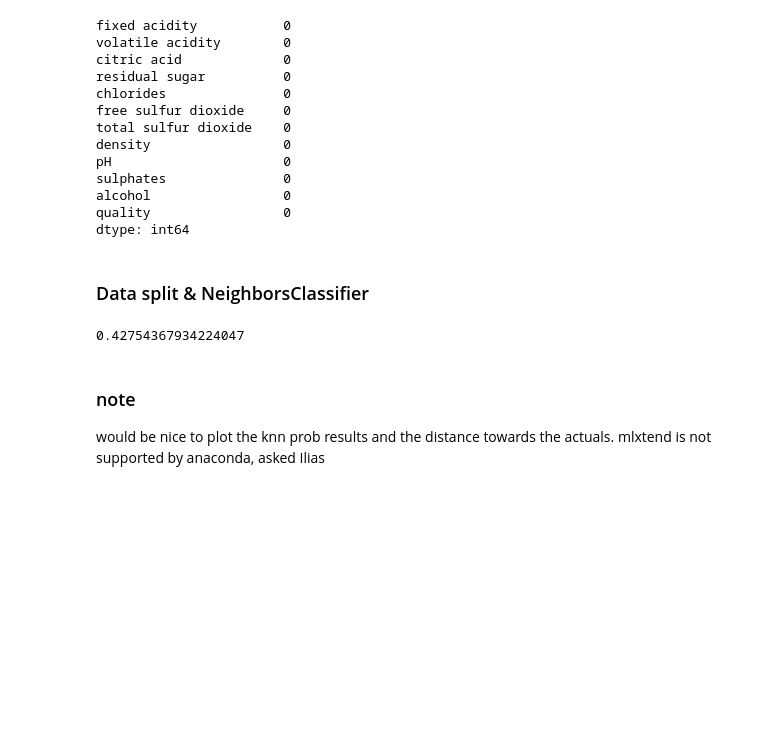
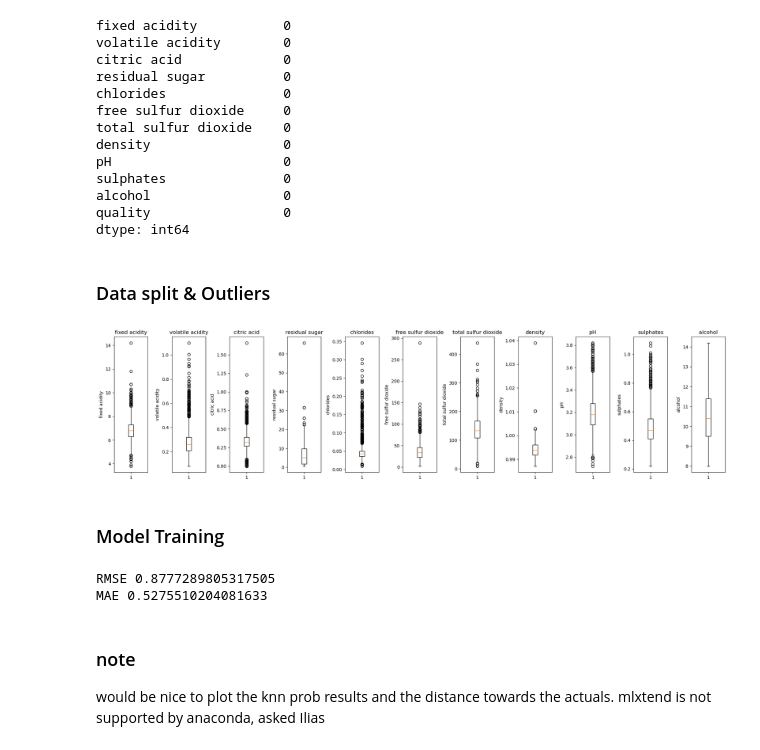
Before and after one commit to Chiel-HAN/MADS-HAN, a Jupyter notebook: Bart/Wine dataset/wine_data.ipynb, the cells around one changed output. Drawn from its saved outputs; the diff is of its cells as text; code cells hidden in the pictures; blank space fills up the shorter version.

```diff
--- a/Bart/Wine dataset/wine_data.ipynb
+++ b/Bart/Wine dataset/wine_data.ipynb
@@ -9,9 +12,8 @@ import seaborn as sb
 pd.set_option('display.max_columns', None) #all columns are displayed
 pd.set_option('display.max_rows', None) #all rows are displayed
 # %%
-wine = pd.read_csv("wine_data_white.csv",sep=";")
-wine['alcohol'] = pd.to_numeric(wine['alcohol'], errors = 'coerce')
-wine = wine.dropna(subset=['alcohol'])
+url = "https://archive.ics.uci.edu/ml/machine-learning-databases/wine-quality/winequality-white.csv"
+wine = pd.read_csv(url, sep=';')
 wine.isnull().sum()
 # %% [output]
 fixed acidity           0
@@ -28,6 +30,6 @@ alcohol                 0
 quality                 0
 dtype: int64
 # %% [markdown]
-### Data split & NeighborsClassifier
+### Data split & Outliers
 # %%
 from sklearn.model_selection import train_test_split
@@ -37,16 +40,41 @@ xtrn, xtst, ytrn, ytst = train_test_split(xwine, wine['quality'], random_state =
+# %%
+columns_to_plot = [col for col in xwine.columns]
+
+fig, axes = plt.subplots(nrows=1, ncols=len(columns_to_plot), figsize=(20, 5))
+
+for ax, col in zip(axes, columns_to_plot):
+    ax.boxplot(xwine[col])
+    ax.set_title(f'{col}')
+    ax.set_ylabel(col)
+
+plt.tight_layout()
+plt.show()
+# %% [output]
+[figure, added]
+# %% [markdown]
+### Model Training
 # %%
 from sklearn.neighbors import KNeighborsClassifier
+from sklearn.neighbors import KNeighborsRegressor
+
+knr = KNeighborsRegressor(n_neighbors=1)
 knn = KNeighborsClassifier(n_neighbors=1)
+
 knn.fit(xtrn, ytrn)
-y_pred = knn.predict(xtst)
+knn_y_pred = knn.predict(xtst)
+
+knr.fit(xtrn, ytrn)
+knr_y_pred = knr.predict(xtst)
+
+from sklearn.metrics import mean_absolute_error, root_mean_squared_error
+rmse = root_mean_squared_error (ytst, knn_y_pred)
+mae = mean_absolute_error(ytst, knn_y_pred)
+
+print("RMSE", rmse)
+print("MAE", mae)
+# %% [output]
+RMSE 0.8777289805317505
+MAE 0.5275510204081633
-# %%
-from sklearn.metrics import mean_absolute_error, root_mean_squared_error
-root_mean_squared_error (ytst, y_pred)
-mean_absolute_error(ytst, y_pred)
-
-#knn.score(xtst, ytst) #accuracy
-# %% [output]
-0.42754367934224047
 # %% [markdown]
 ### note
 would be nice to plot the knn prob results and the distance towards the actuals. mlxtend is not supported by anaconda, asked Ilias
```
Also changed, not shown: parts of 21 cells of this notebook.
